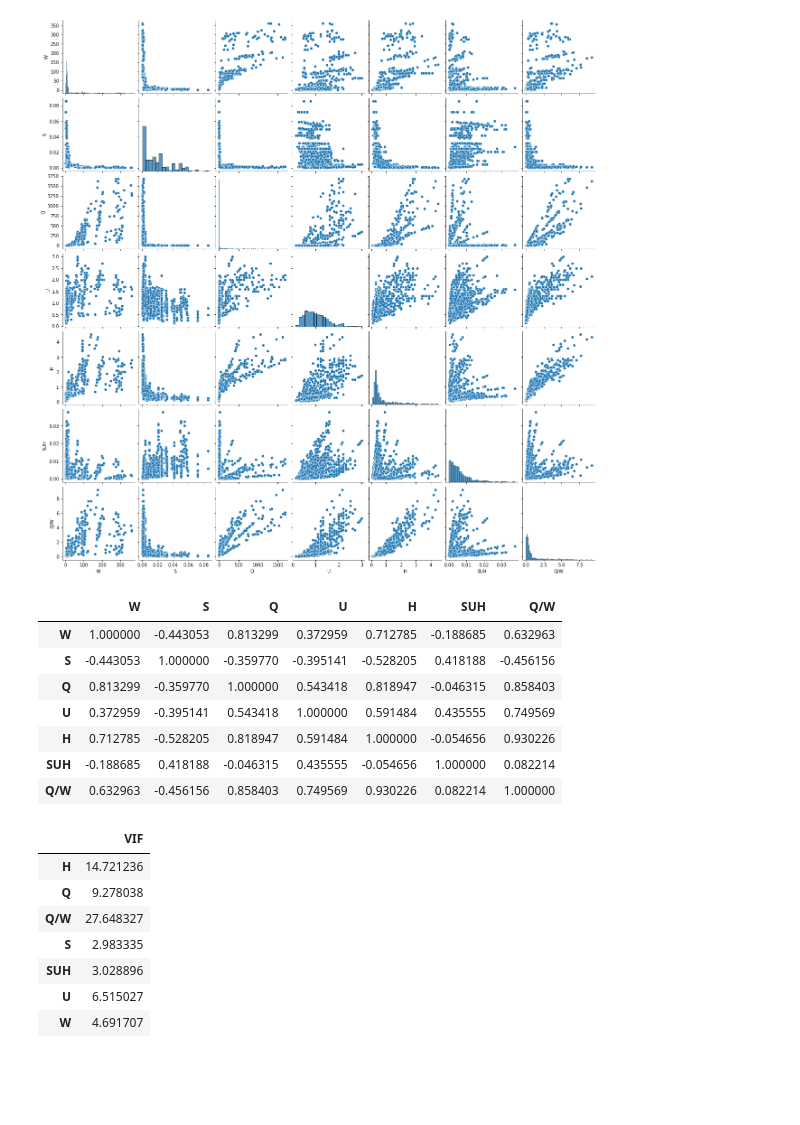
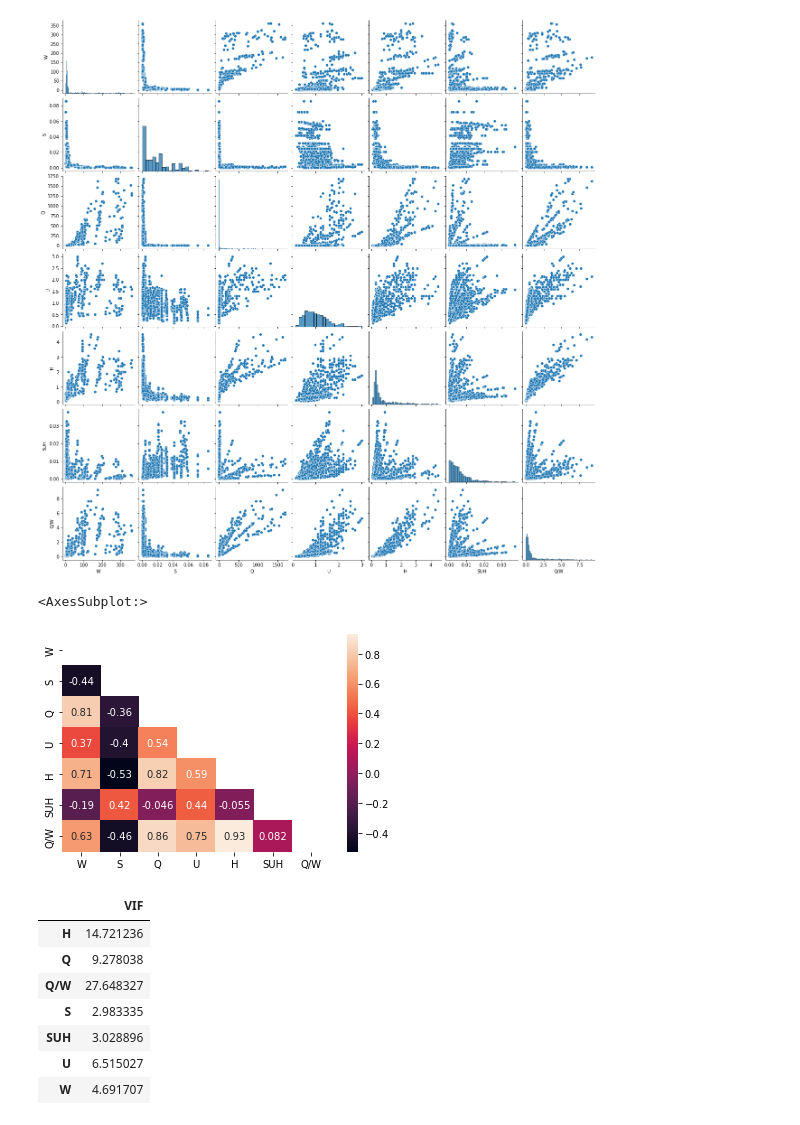
Before and after one commit to ricardovobarros/hydro-informatics, a Jupyter notebook: morphology_predictor/morphology_predictor_svm.ipynb, the cells around one changed output. Cells and saved outputs as stored; diff of their text form; code cells hidden in the pictures; blank space fills up the shorter version.

```diff
--- a/morphology_predictor/morphology_predictor_SVC.ipynb
+++ b/morphology_predictor/morphology_predictor_svm.ipynb
@@ -206,17 +206,16 @@ plt.show()
 # %% [output]
 [figure]
 # %%
+from seaborn import heatmap
+# import numpy as np
 # verify linear coorralation with pandas
-data.loc[:,data.columns!="Morphology"].corr()
+feature_corr_df = data.loc[:,data.columns!="Morphology"].corr()
+mask = np.zeros_like(feature_corr_df)
+mask[np.triu_indices_from(mask)] = True
+sns.heatmap(feature_corr_df, annot=True, mask=mask)
 # %% [output]
-|  | W | S | Q | U | H | SUH | Q/W |
-| W | 1.000000 | -0.443053 | 0.813299 | 0.372959 | 0.712785 | -0.188685 | 0.632963 |
-| S | -0.443053 | 1.000000 | -0.359770 | -0.395141 | -0.528205 | 0.418188 | -0.456156 |
-| Q | 0.813299 | -0.359770 | 1.000000 | 0.543418 | 0.818947 | -0.046315 | 0.858403 |
-| U | 0.372959 | -0.395141 | 0.543418 | 1.000000 | 0.591484 | 0.435555 | 0.749569 |
-| H | 0.712785 | -0.528205 | 0.818947 | 0.591484 | 1.000000 | -0.054656 | 0.930226 |
-| SUH | -0.188685 | 0.418188 | -0.046315 | 0.435555 | -0.054656 | 1.000000 | 0.082214 |
-| Q/W | 0.632963 | -0.456156 | 0.858403 | 0.749569 | 0.930226 | 0.082214 | 1.000000 |
+<AxesSubplot:>
+[figure, added]
 # %%
 from sklearn.linear_model import LinearRegression
 
```
Also changed, not shown: parts of 2 cells of this notebook.
